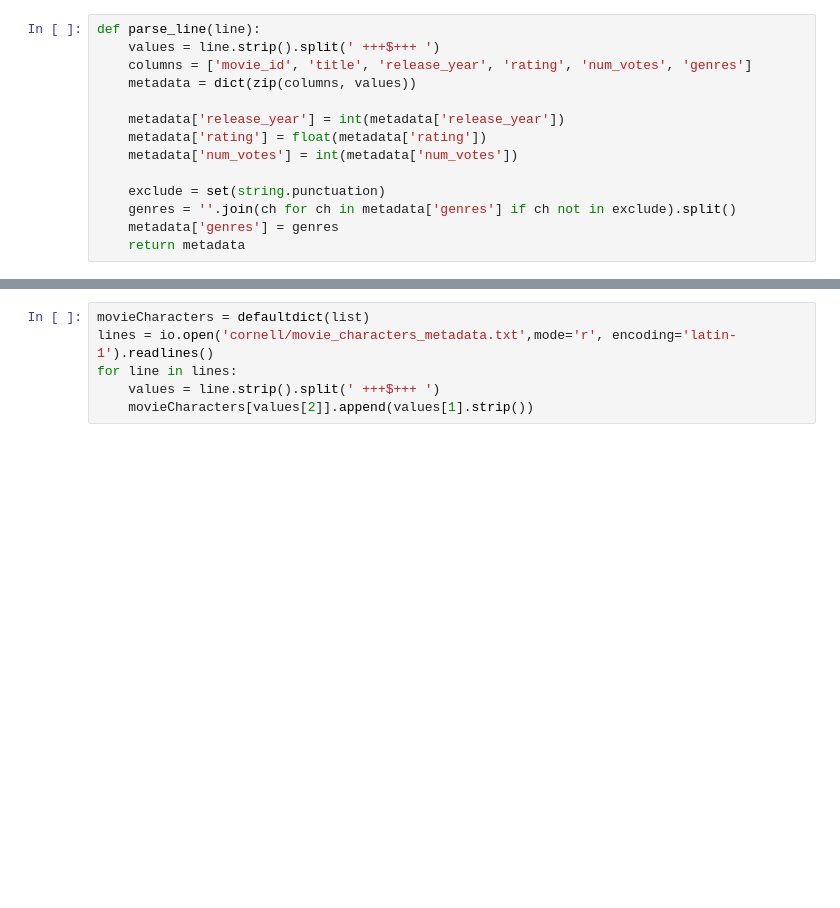
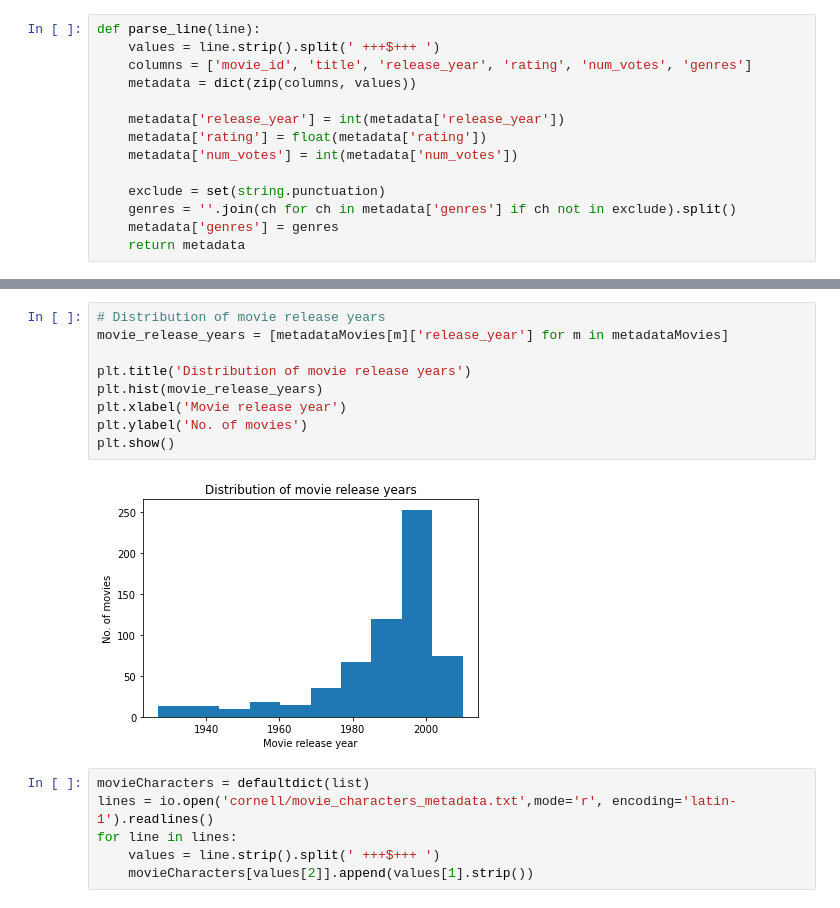
Before and after one commit to Vishalkks/genre-classification, a Jupyter notebook: assignment2.ipynb, the cells around one changed output, grey strips where cells are left out. Cells and saved outputs as stored; diff of their text form; blank space fills up the shorter version.

```diff
--- a/assignment2.ipynb
+++ b/assignment2.ipynb
@@ -67,6 +75,17 @@ fig.set_size_inches(13.5, 7.5)
 plt.show()
 # %% [output]
 [figure]
+# %%
+# Distribution of movie release years
+movie_release_years = [metadataMovies[m]['release_year'] for m in metadataMovies]
+
+plt.title('Distribution of movie release years')
+plt.hist(movie_release_years)
+plt.xlabel('Movie release year')
+plt.ylabel('No. of movies')
+plt.show()
+# %% [output]
+[figure, added]
 # %%
 movieCharacters = defaultdict(list)
 lines = io.open('cornell/movie_characters_metadata.txt',mode='r', encoding='latin-1').readlines()
```
Also changed, not shown: parts of 4 cells of this notebook.
